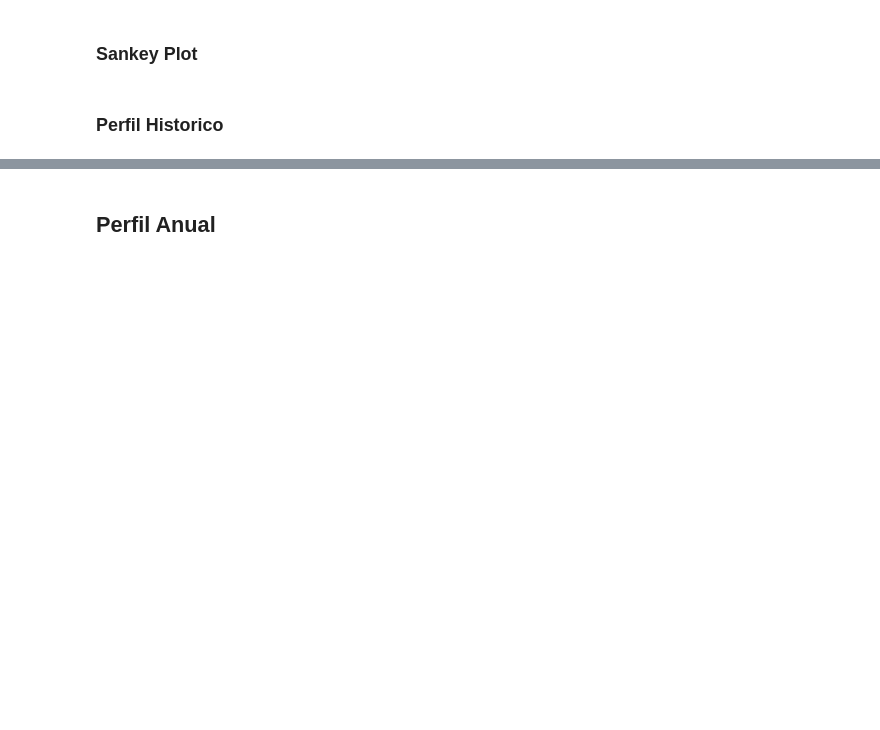
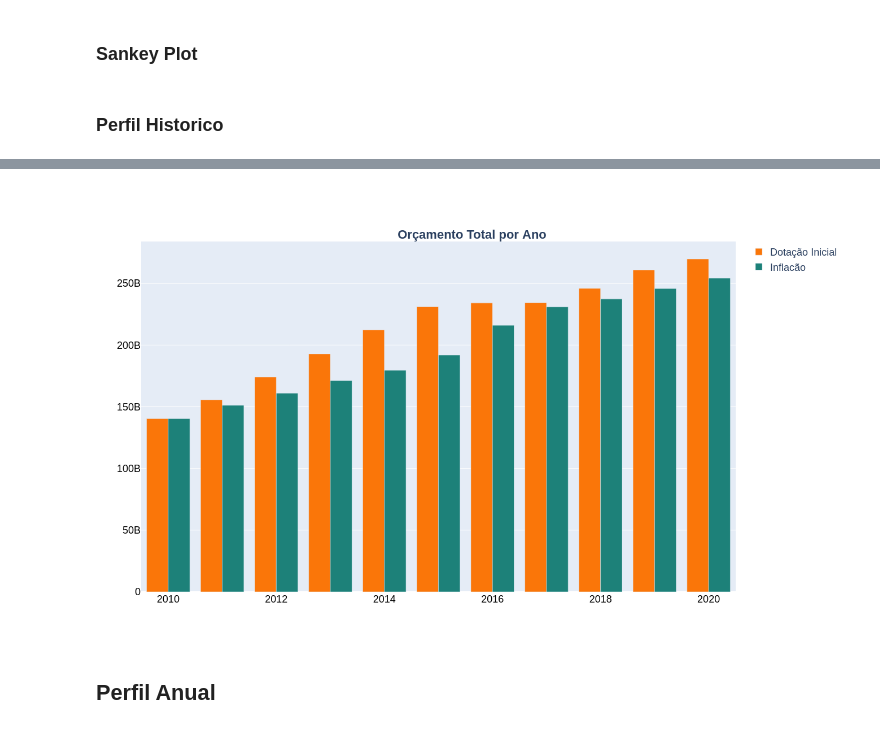
Before and after one commit to d116626/orcamento_sp, a Jupyter notebook: notebooks/1 - explore_2020.ipynb, the cells around one changed output, grey strips where cells are left out. Drawn from its saved outputs; the diff is of its cells as text; code cells hidden in the pictures; blank space fills up the shorter version.

```diff
--- a/notebooks/1 - explore_2020.ipynb
+++ b/notebooks/1 - explore_2020.ipynb
@@ -295,3 +323,82 @@ fig.savefig('../images/grupo_historico.png')
+# %%
+dd = df.groupby(by='ano', as_index=False).sum()
+
+ajuste_inflacao = pd.read_excel('../data/inflacao/ipc_fipe.xlsx')
+ajuste_inflacao['valor'] = ajuste_inflacao['valor']*10**9
+
+trace1 = go.Bar(
+    name="Dotação Inicial",
+    x=dd['ano'],
+    y=dd['valor'],
+    marker=dict(
+        color='#fa7609',
+#         line=dict(color='#0d485a', width=)
+    ),
+    hoverlabel=dict(namelength=-1,
+                    font=dict(size=18))
+
+
+)
+
+
+trace2 = go.Bar(
+    name="Inflacão",
+    x=ajuste_inflacao['ano'],
+    y=ajuste_inflacao['valor'],
+    marker=dict(
+        color='#1d8179',
+#         line=dict(color='#0d485a', width=2)
+    ),
+    hoverlabel=dict(namelength=-1,
+                    font=dict(size=18))
+
+)
+
+
+
+
+data = [trace1,trace2]
+
+layout = go.Layout(
+
+    yaxis = dict(
+        tickfont=dict(
+            size=18,
+            color='black',
+        )
+    ),
+
+    xaxis = dict(
+        tickfont=dict(
+            size=18,
+            color='black',
+        )
+    ),
+
+    title=dict(
+        text='<b>Orçamento Total por Ano</b>',
+        x=0.5,
+        y=0.9,
+        xanchor='center',
+        yanchor='top',
+        font = dict(
+            size=22,
+        )
+    ),
+
+    height = 800,
+
+#     width = 1200,
+    legend = dict(font = dict(size = 18))
+)
+
+fig = go.Figure(data=data, layout=layout)
+
+fig
+# plot(fig, filename="../images/orcamento_total.html", auto_open=False)
+# plot(fig, filename="../../sample_pages/images/orcamento/orcamento_total.html", auto_open=False)
+# %% [output]
+[figure, added]
 # %% [markdown]
 ## Perfil Anual
 # %%
```
Also changed, not shown: parts of 22 cells of this notebook.
